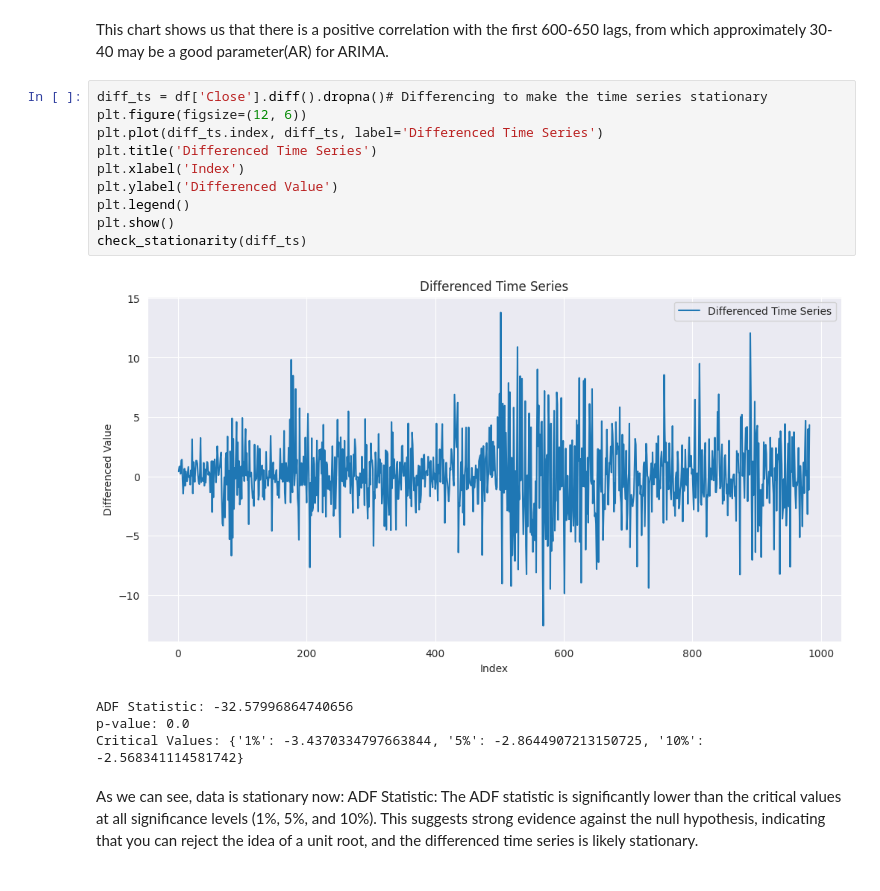
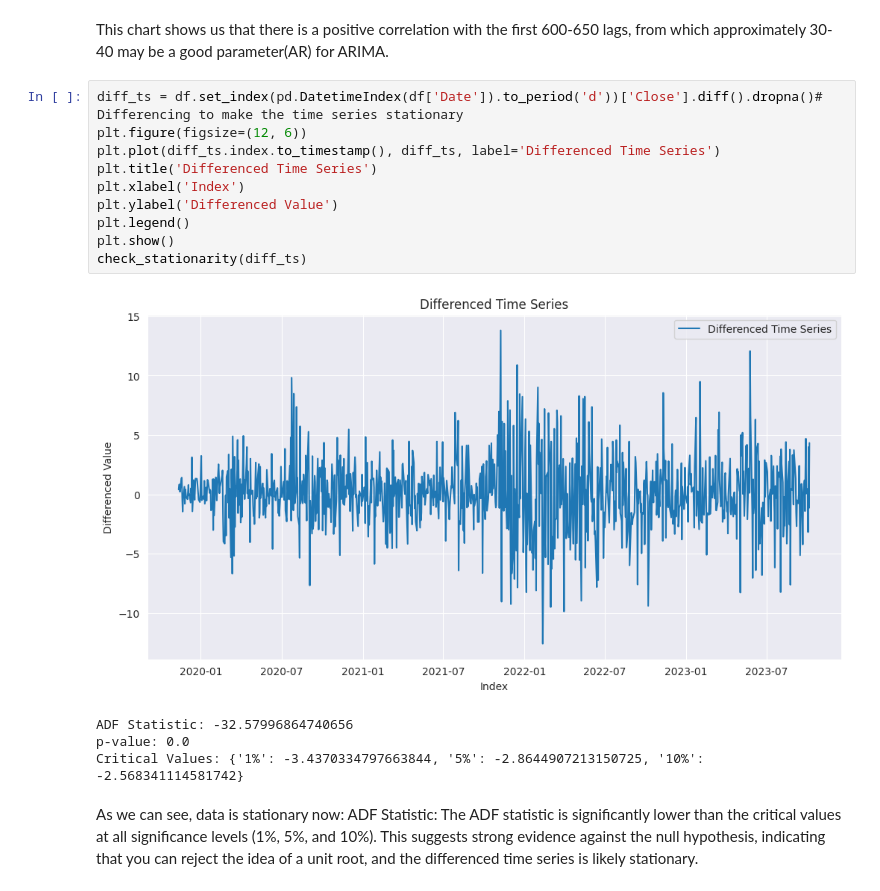
Before and after one commit to volodymyrkir/exploratory_data_analysis, a Jupyter notebook: tasks/task_3.ipynb, the cells around one changed output. Saved outputs shown, nothing was run; the diff lists cells and outputs as text.

```diff
--- a/tasks/task_3.ipynb
+++ b/tasks/task_3.ipynb
@@ -71,17 +73,17 @@ pd.plotting.autocorrelation_plot(df['Close'])
 This chart shows us that there is a positive correlation with the first 600-650 lags,
 from which approximately 30-40 may be a good parameter(AR) for ARIMA.
 # %%
-diff_ts = df['Close'].diff().dropna()# Differencing to make the time series stationary
+diff_ts = df.set_index(pd.DatetimeIndex(df['Date']).to_period('d'))['Close'].diff().dropna()# Differencing to make the time series stationary
 plt.figure(figsize=(12, 6))
-plt.plot(diff_ts.index, diff_ts, label='Differenced Time Series')
+plt.plot(diff_ts.index.to_timestamp(), diff_ts, label='Differenced Time Series')
 plt.title('Differenced Time Series')
 plt.xlabel('Index')
 plt.ylabel('Differenced Value')
 plt.legend()
 plt.show()
 check_stationarity(diff_ts)
 # %% [output]
-[figure, old version]
+[figure, new version]
 ADF Statistic: -32.57996864740656
 p-value: 0.0
 Critical Values: {'1%': -3.4370334797663844, '5%': -2.8644907213150725, '10%': -2.568341114581742}
```
Also changed, not shown: parts of 9 cells of this notebook.
